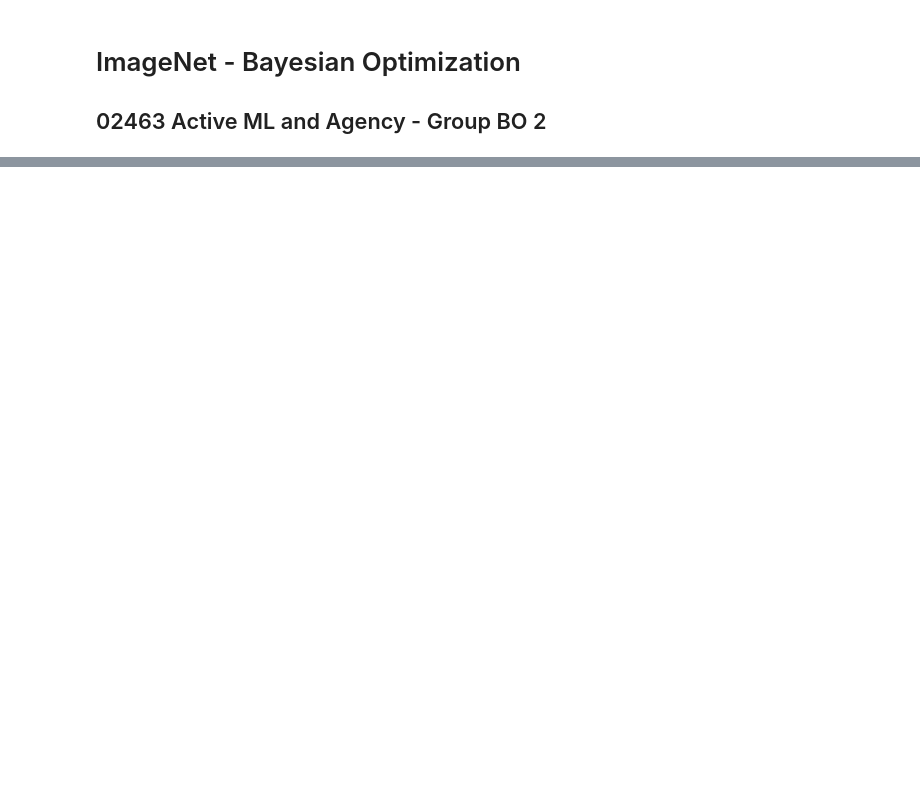
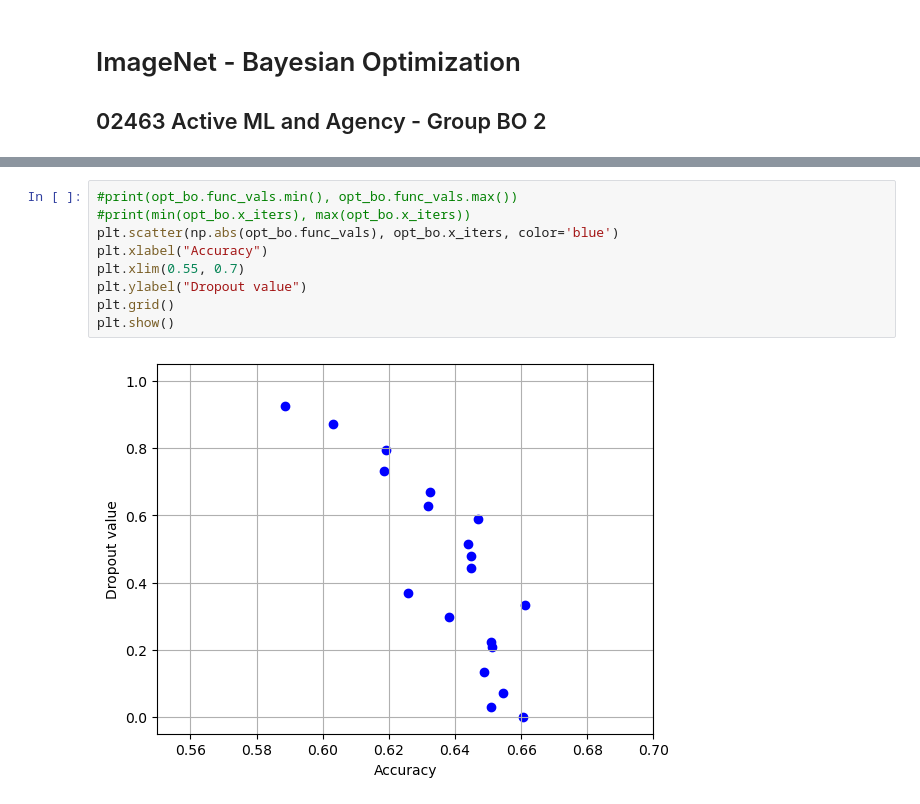
Before and after one commit to amapy-00/miniproject_1_02463, a Jupyter notebook: mini_project_1.ipynb, the cells around one changed output, grey strips where cells are left out. Saved outputs shown, nothing was run; the diff lists cells and outputs as text; blank space fills up the shorter version.

```diff
--- a/mini_project_1.ipynb
+++ b/mini_project_1.ipynb
@@ -356,0 +273,11 @@ plt.show()
+# %%
+#print(opt_bo.func_vals.min(), opt_bo.func_vals.max())
+#print(min(opt_bo.x_iters), max(opt_bo.x_iters))
+plt.scatter(np.abs(opt_bo.func_vals), opt_bo.x_iters, color='blue')
+plt.xlabel("Accuracy")
+plt.xlim(0.55, 0.7)
+plt.ylabel("Dropout value")
+plt.grid()
+plt.show()
+# %% [output]
+[figure, added]
```
Also changed, not shown: parts of 8 cells of this notebook, 2 other files.
